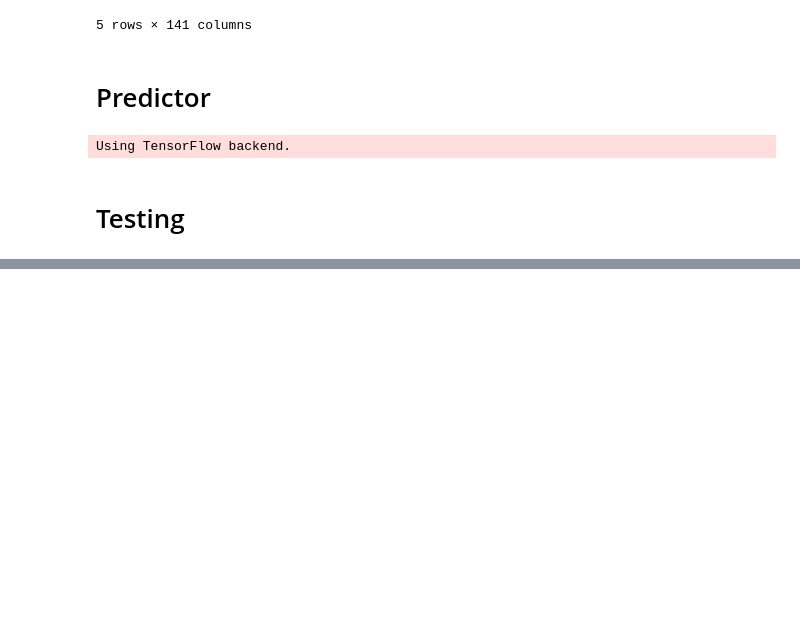
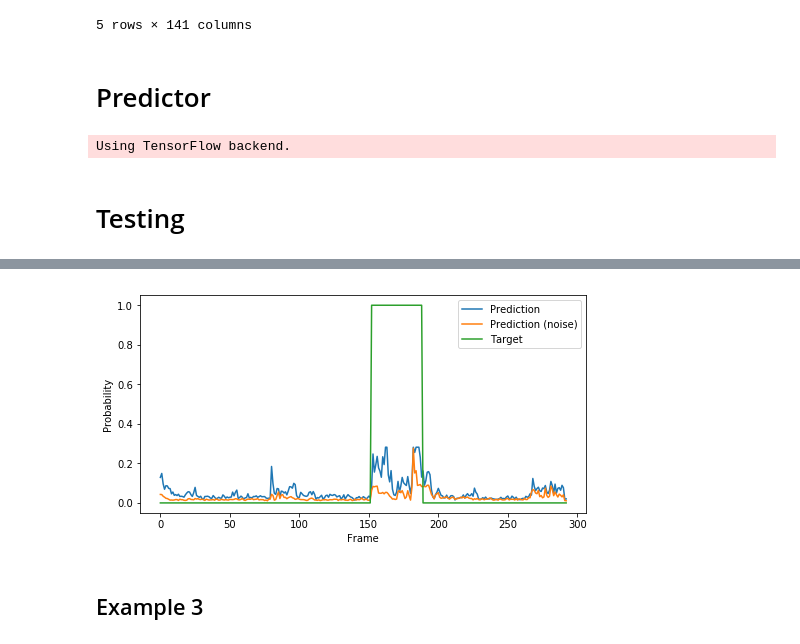
Before and after one commit to rebryk/spbau-speech-recognition, a Jupyter notebook: task02/task02.ipynb, the cells around one changed output, grey strips where cells are left out. Saved outputs shown, nothing was run; the diff lists cells and outputs as text; code cells hidden in the pictures; blank space fills up the shorter version.

```diff
--- a/task02/task02.ipynb
+++ b/task02/task02.ipynb
@@ -177,0 +232,2 @@ IPython.display.Audio(data=np.hstack((frames[4], frames[5])), rate=rate)
+# %%
+audio_name = 'S0006'
@@ -177,0 +242,8 @@ IPython.display.Audio(data=np.hstack((frames[4], frames[5])), rate=rate)
+# %%
+draw_sound(features.loc[audio_name].as_matrix(),
+           features_noise.loc[audio_name].as_matrix(),
+           target.loc[audio_name].as_matrix())
+# %% [output]
+[figure, added]
+# %% [markdown]
+## Example 3
```
Also changed, not shown: parts of 37 cells of this notebook.
